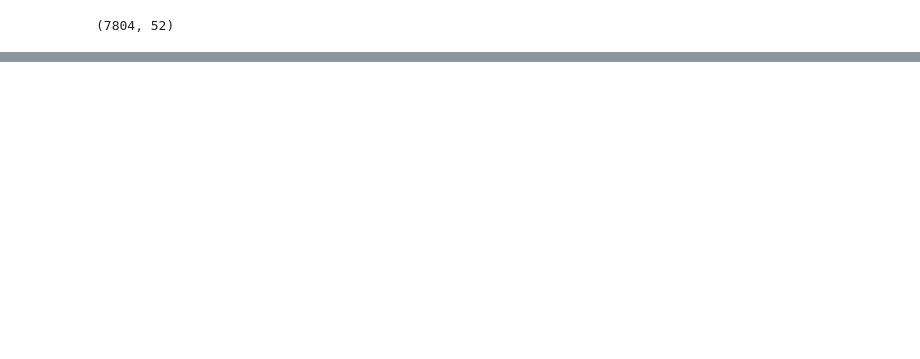
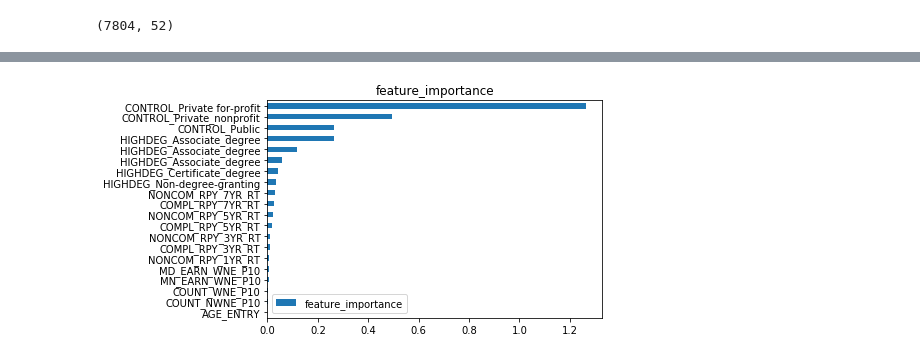
Before and after one commit to usamaAtteya/NU-Final-Project-Repayment, a Jupyter notebook: Multiple_Linear_Regression.ipynb, the cells around one changed output, grey strips where cells are left out. Drawn from its saved outputs; the diff is of its cells as text; code cells hidden in the pictures; blank space fills up the shorter version.

```diff
--- a/Multiple_Linear_Regression.ipynb
+++ b/Multiple_Linear_Regression.ipynb
@@ -222,0 +148,16 @@ targetFeatureMean
+# %%
+# deine function to impute/replace null values with mean value across all columns of training datafram using scikit learn imputer
+from sklearn.impute import SimpleImputer
+def imputeNullWithMean(dataFrame):
+    imputer = SimpleImputer(strategy='mean')
+    imputed_data = pd.DataFrame(imputer.fit_transform(dataFrame), columns=dataFrame.columns)
+    return imputed_data , imputer
+# %%
+# imputation using mean value
+input_train ,imputer = imputeNullWithMean(input_train)
+input_test = imputer.fit_transform(input_test)
+#input_train.isnull().sum()
+# %%
+# Training the algorithm (Multiple Linear Regression)
+regressor = LinearRegression()
+regressor.fit(input_train, output_train)
@@ -222,0 +234,6 @@ targetFeatureMean
+# %%
+# catHotColumns is how oneHotEncoder treats HIGHDEG AND CONTROL in preprocessing
+catHotColumns =["HIGHDEG_Non-degree-granting","HIGHDEG_Certificate_degree","HIGHDEG_Associate_degree","HIGHDEG_Associate_degree","HIGHDEG_Associate_degree","CONTROL_Public","CONTROL_Private_nonprofit","CONTROL_Private for-profit"]
+# ADD all toghether. this is the structre that gets out from the preprocessing pipline
+all_features = float_columns.copy()
+all_features.extend(catHotColumns)
@@ -222,0 +283,6 @@ targetFeatureMean
+# %%
+feature_importance_df =pd.DataFrame(data=regressor.coef_, index=all_features, columns=["feature_importance"])
+ax = feature_importance_df.sort_values("feature_importance", ascending=False).head(20).plot(kind='barh',title='feature_importance')
+ax.invert_yaxis()
+# %% [output]
+[figure, added]
```
Also changed, not shown: parts of 46 cells of this notebook.
